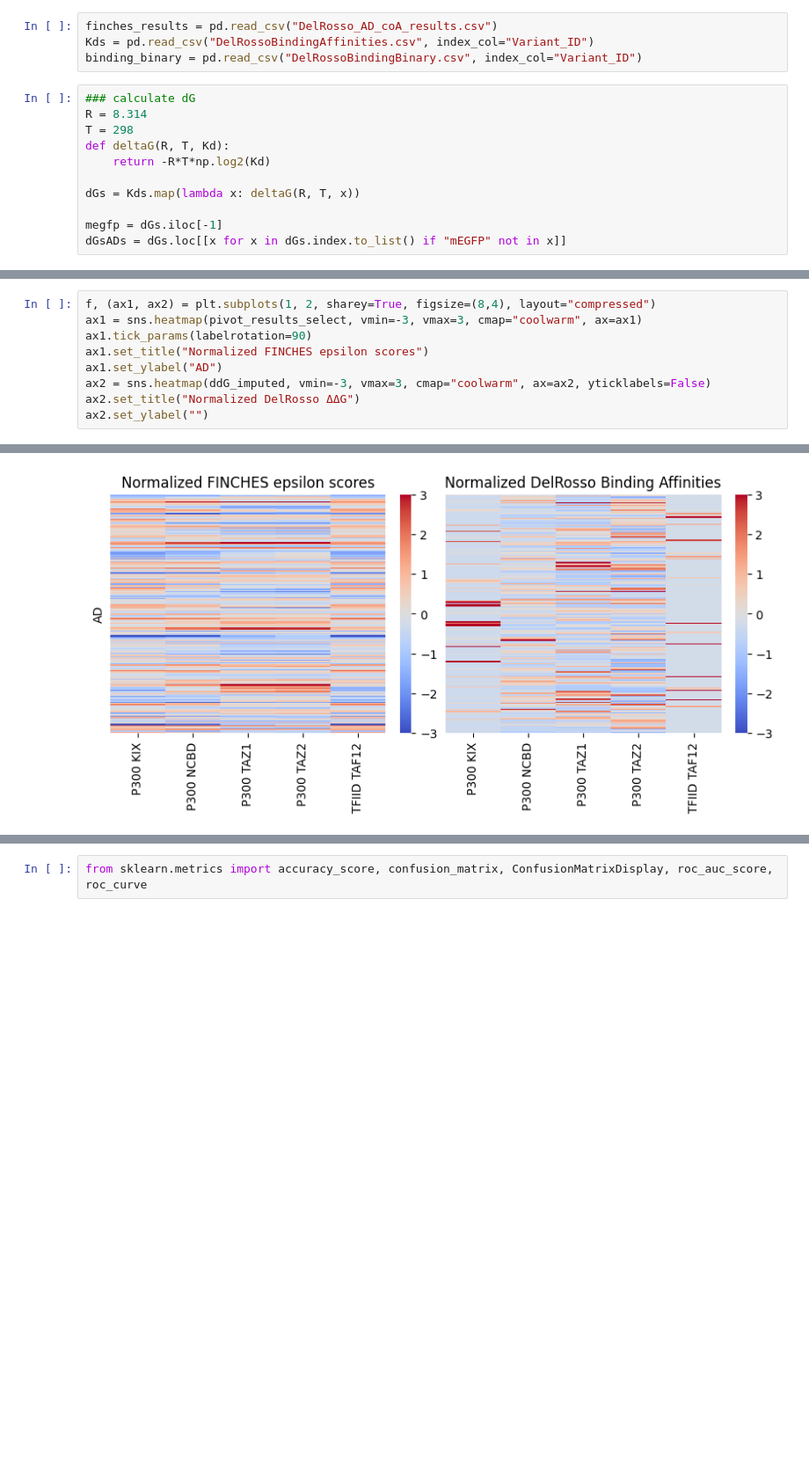
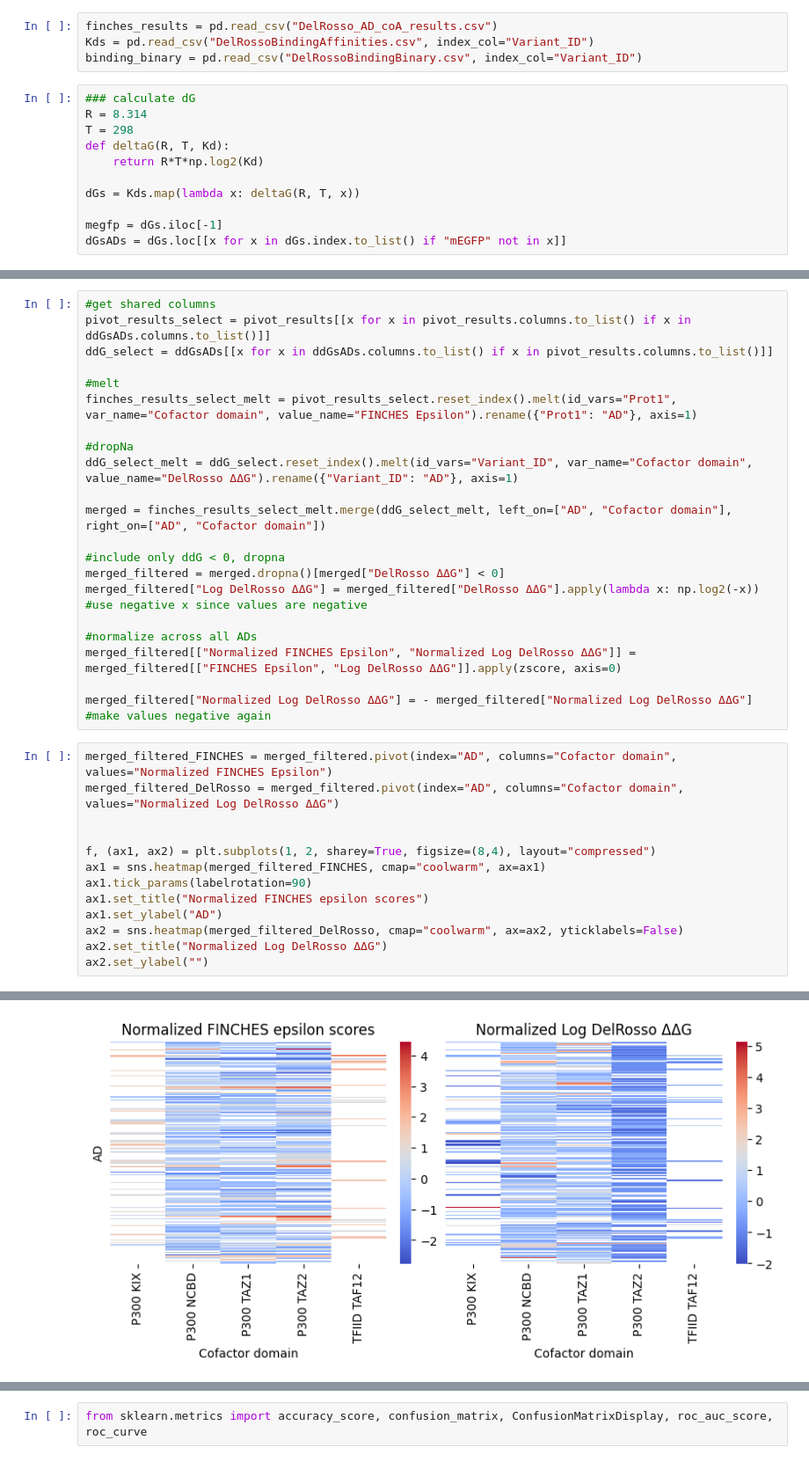
Before and after one commit to kinseylong/StallerRotation, a Jupyter notebook: finches_IDRs/DelRosso/delrosso_analysis.ipynb, the cells around one changed output, grey strips where cells are left out. Shown: that part at 88% size. Drawn from its saved outputs; the diff is of its cells as text; blank space fills up the shorter version.

```diff
--- a/finches_IDRs/DelRosso/delrosso_analysis.ipynb
+++ b/finches_IDRs/DelRosso/delrosso_analysis.ipynb
@@ -19,7 +19,7 @@ binding_binary = pd.read_csv("DelRossoBindingBinary.csv", index_col="Variant_ID"
 R = 8.314
 T = 298
 def deltaG(R, T, Kd):
-    return -R*T*np.log2(Kd)
+    return R*T*np.log2(Kd)
 
 dGs = Kds.map(lambda x: deltaG(R, T, x))
 
@@ -75,10 +71,35 @@ ddG_imputed = ddG_imputed.apply(zscore, axis=0)
+# %%
+#get shared columns
+pivot_results_select = pivot_results[[x for x in pivot_results.columns.to_list() if x in ddGsADs.columns.to_list()]]
+ddG_select = ddGsADs[[x for x in ddGsADs.columns.to_list() if x in pivot_results.columns.to_list()]]
+
+#melt
+finches_results_select_melt = pivot_results_select.reset_index().melt(id_vars="Prot1", var_name="Cofactor domain", value_name="FINCHES Epsilon").rename({"Prot1": "AD"}, axis=1)
+
+#dropNa
+ddG_select_melt = ddG_select.reset_index().melt(id_vars="Variant_ID", var_name="Cofactor domain", value_name="DelRosso ΔΔG").rename({"Variant_ID": "AD"}, axis=1)
+
+merged = finches_results_select_melt.merge(ddG_select_melt, left_on=["AD", "Cofactor domain"], right_on=["AD", "Cofactor domain"])
+
+#include only ddG < 0, dropna
+merged_filtered = merged.dropna()[merged["DelRosso ΔΔG"] < 0]
+merged_filtered["Log DelRosso ΔΔG"] = merged_filtered["DelRosso ΔΔG"].apply(lambda x: np.log2(-x)) #use negative x since values are negative
+
+#normalize across all ADs
+merged_filtered[["Normalized FINCHES Epsilon", "Normalized Log DelRosso ΔΔG"]] = merged_filtered[["FINCHES Epsilon", "Log DelRosso ΔΔG"]].apply(zscore, axis=0)
+
+merged_filtered["Normalized Log DelRosso ΔΔG"] = - merged_filtered["Normalized Log DelRosso ΔΔG"] #make values negative again
 # %%
+merged_filtered_FINCHES = merged_filtered.pivot(index="AD", columns="Cofactor domain", values="Normalized FINCHES Epsilon")
+merged_filtered_DelRosso = merged_filtered.pivot(index="AD", columns="Cofactor domain", values="Normalized Log DelRosso ΔΔG")
+
+
 f, (ax1, ax2) = plt.subplots(1, 2, sharey=True, figsize=(8,4), layout="compressed")
-ax1 = sns.heatmap(pivot_results_select, vmin=-3, vmax=3, cmap="coolwarm", ax=ax1)
+ax1 = sns.heatmap(merged_filtered_FINCHES, cmap="coolwarm", ax=ax1)
 ax1.tick_params(labelrotation=90)
 ax1.set_title("Normalized FINCHES epsilon scores")
 ax1.set_ylabel("AD")
-ax2 = sns.heatmap(ddG_imputed, vmin=-3, vmax=3, cmap="coolwarm", ax=ax2, yticklabels=False)
-ax2.set_title("Normalized DelRosso ΔΔG")
+ax2 = sns.heatmap(merged_filtered_DelRosso, cmap="coolwarm", ax=ax2, yticklabels=False)
+ax2.set_title("Normalized Log DelRosso ΔΔG")
 ax2.set_ylabel("")
 # %% [output]
@@ -86,3 +107,3 @@ Text(404.14361505486755, 0.5, '')
-[figure, old version]
+[figure, new version]
 # %%
 #melted, not normalized
```
Also changed, not shown: parts of 16 cells of this notebook, 11 other files.
